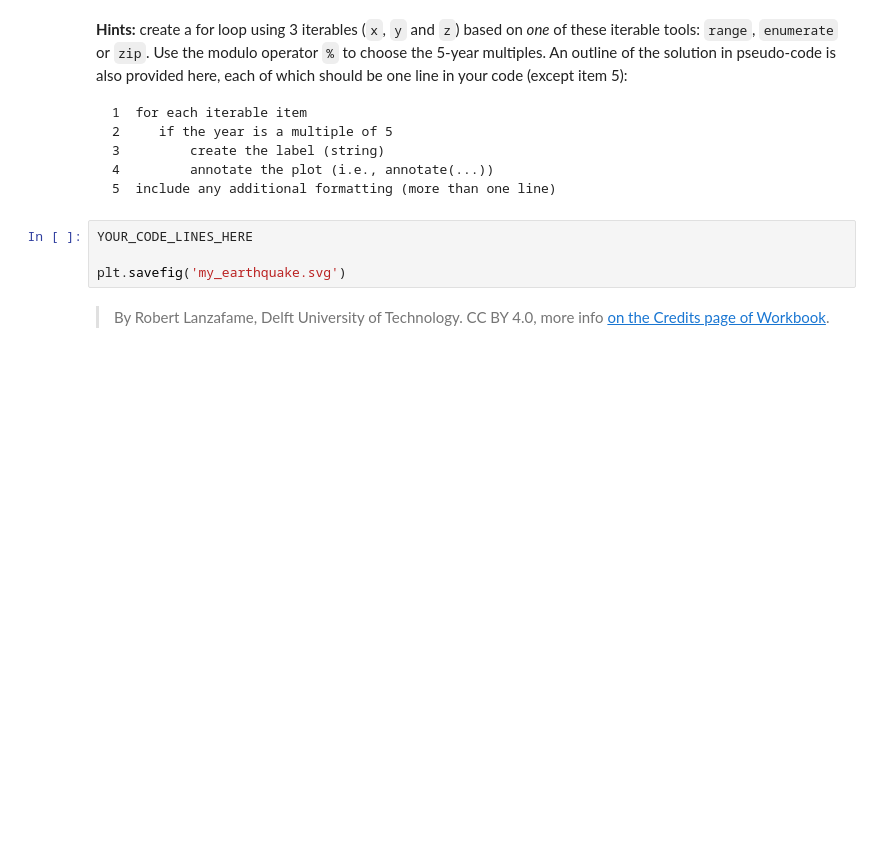
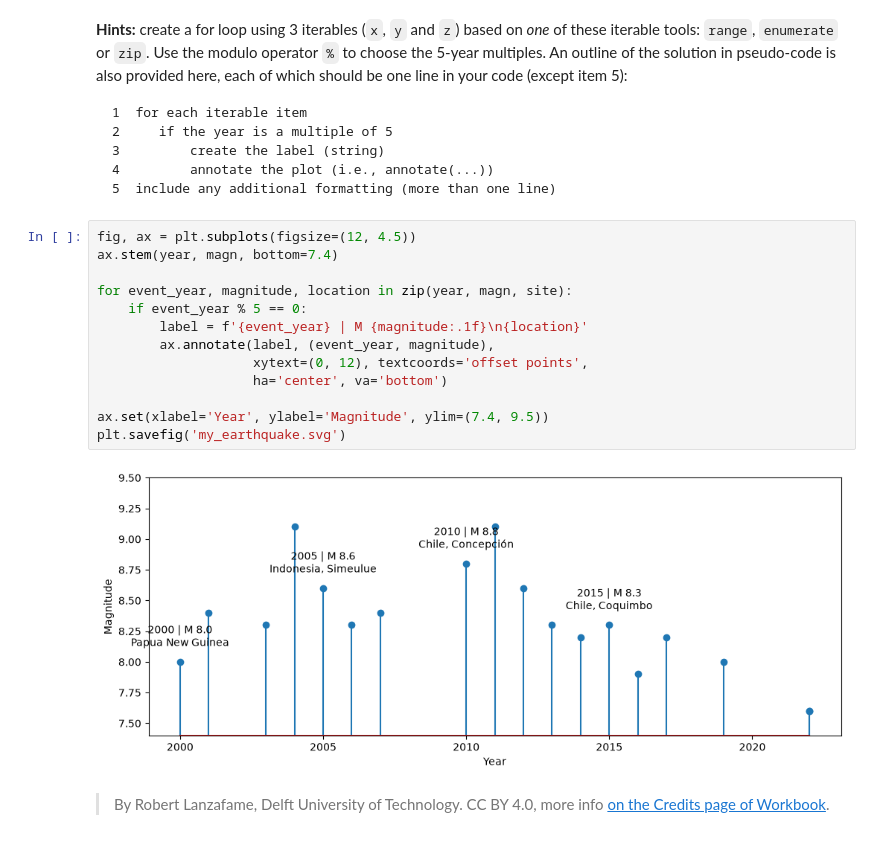
Before and after one commit to matildeptr-oss/PA2.3, a Jupyter notebook: 3_stem_plots.ipynb, the cells around one changed output. Drawn from its saved outputs; the diff is of its cells as text; blank space fills up the shorter version.

````diff
--- a/3_stem_plots.ipynb
+++ b/3_stem_plots.ipynb
@@ -69,9 +71,20 @@ We can visualize the data in the following figure. Can you find an easy way to r
 4         annotate the plot (i.e., annotate(...))
 5  include any additional formatting (more than one line)
 ```
-# %%
-YOUR_CODE_LINES_HERE
-
-plt.savefig('my_earthquake.svg')
+# %%
+fig, ax = plt.subplots(figsize=(12, 4.5))
+ax.stem(year, magn, bottom=7.4)
+
+for event_year, magnitude, location in zip(year, magn, site):
+    if event_year % 5 == 0:
+        label = f'{event_year} | M {magnitude:.1f}\n{location}'
+        ax.annotate(label, (event_year, magnitude),
+                    xytext=(0, 12), textcoords='offset points',
+                    ha='center', va='bottom')
+
+ax.set(xlabel='Year', ylabel='Magnitude', ylim=(7.4, 9.5))
+plt.savefig('my_earthquake.svg')
+# %% [output]
+[figure, added]
 # %% [markdown]
 > By Robert Lanzafame, Delft University of Technology. CC BY 4.0, more info [on the Credits page of Workbook](https://mude.citg.tudelft.nl/workbook-2025/credits.html).
````
Also changed, not shown: parts of 1 cell of this notebook, 6 other files.
